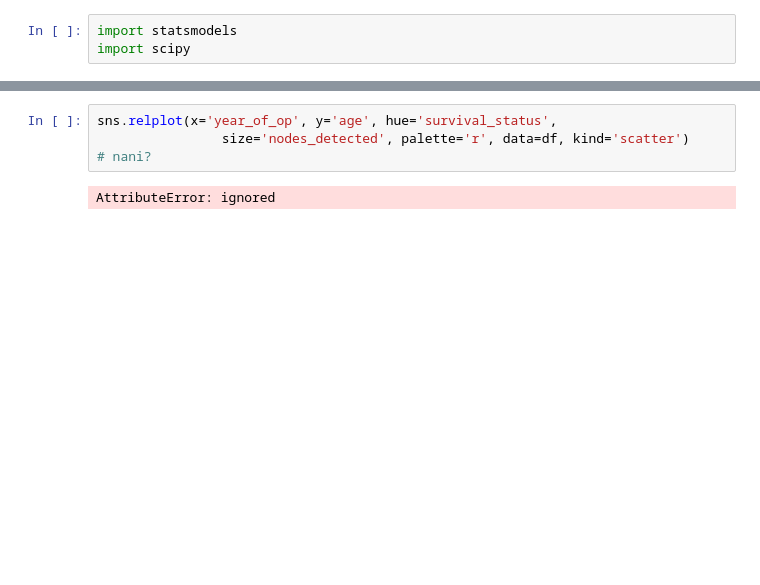
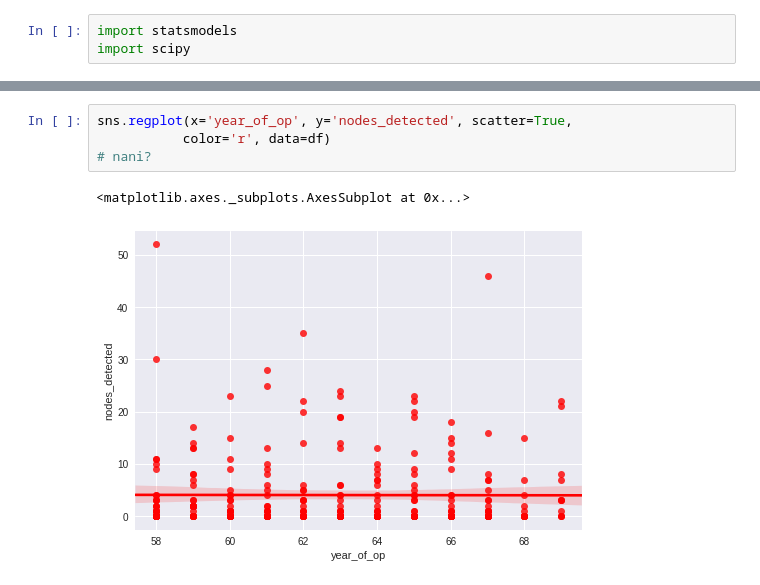
Before and after one commit to chrisl6uie/10-steps-to-become-a-data-scientist, a Jupyter notebook: DS_Unit_1_Sprint_Challenge_1.ipynb, the cells around one changed output, grey strips where cells are left out. Saved outputs shown, nothing was run; the diff lists cells and outputs as text; blank space fills up the shorter version.

```diff
--- a/DS_Unit_1_Sprint_Challenge_1.ipynb
+++ b/DS_Unit_1_Sprint_Challenge_1.ipynb
@@ -233,6 +247,7 @@ seaborn==0.9.0
 # %%
-sns.relplot(x='year_of_op', y='age', hue='survival_status',
-                size='nodes_detected', palette='r', data=df, kind='scatter')
+sns.regplot(x='year_of_op', y='nodes_detected', scatter=True,
+           color='r', data=df)
 # nani?
 # %% [output]
-AttributeError: ignored
+<matplotlib.axes._subplots.AxesSubplot at 0x...>
+[figure, added]
```
Also changed, not shown: parts of 13 cells of this notebook.
